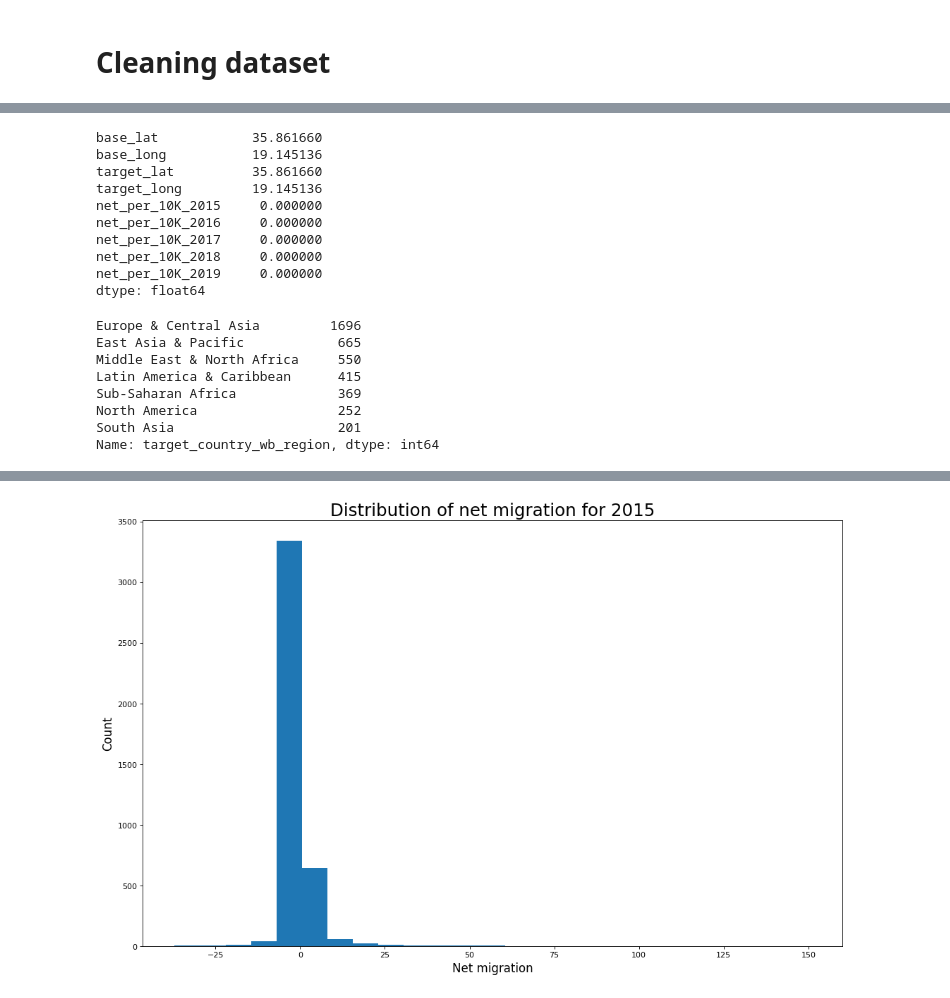
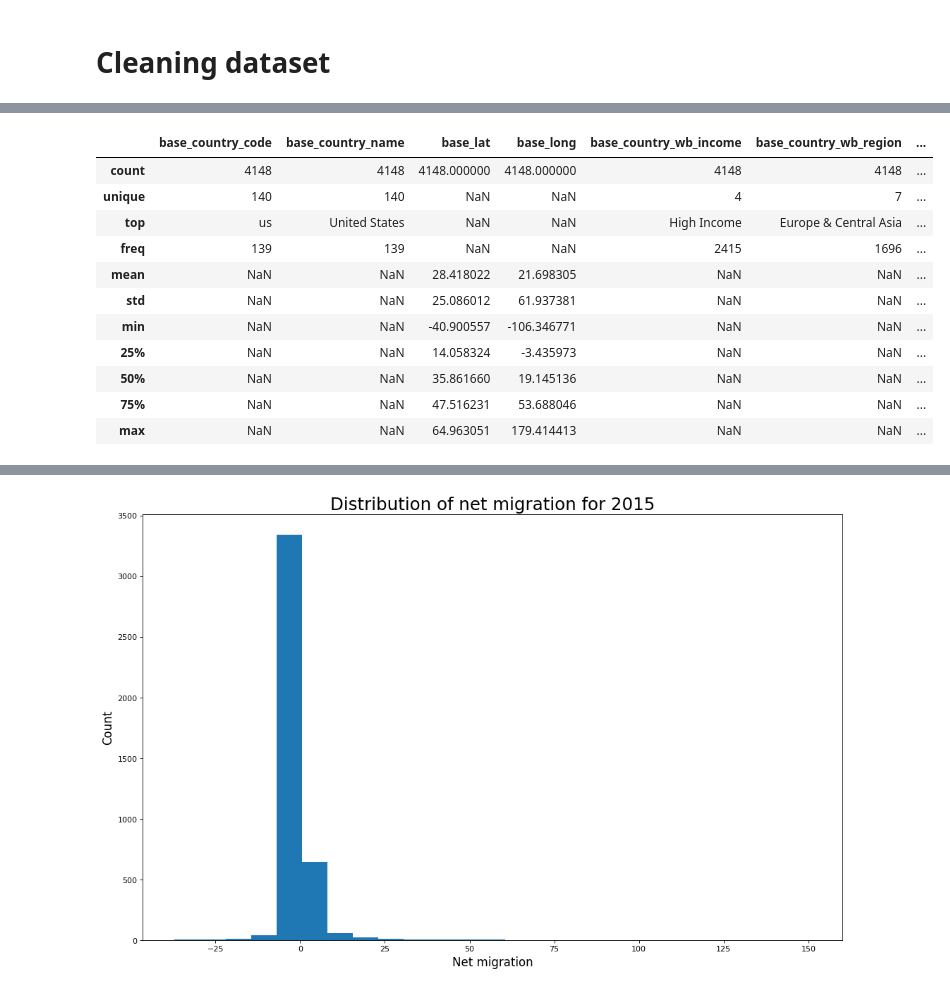
Before and after one commit to pdesai27/DAB-103, a Jupyter notebook: CountryMigration.ipynb, the cells around one changed output, grey strips where cells are left out. Saved outputs shown, nothing was run; the diff lists cells and outputs as text; code cells hidden in the pictures.

```diff
--- a/CountryMigration.ipynb
+++ b/CountryMigration.ipynb
@@ -103,31 +116,16 @@ data.describe().iloc[0,1]
 # %%
-# Checking few random things
-data.nunique()
-data.median()
+# Checking the shape of data
+data.shape
 # %% [output]
-base_lat            35.861660
-base_long           19.145136
-target_lat          35.861660
-target_long         19.145136
-net_per_10K_2015     0.000000
-net_per_10K_2016     0.000000
-net_per_10K_2017     0.000000
-net_per_10K_2018     0.000000
-net_per_10K_2019     0.000000
-dtype: float64
+|  | base_country_code | base_country_name | base_lat | base_long | base_country_wb_income | base_country_wb_region | ... |
+| count | 4148 | 4148 | 4148.000000 | 4148.000000 | 4148 | 4148 | ... |
+| unique | 140 | 140 | NaN | NaN | 4 | 7 | ... |
+| top | us | United States | NaN | NaN | High Income | Europe & Central Asia | ... |
+| freq | 139 | 139 | NaN | NaN | 2415 | 1696 | ... |
+| mean | NaN | NaN | 28.418022 | 21.698305 | NaN | NaN | ... |
+| std | NaN | NaN | 25.086012 | 61.937381 | NaN | NaN | ... |
+| min | NaN | NaN | -40.900557 | -106.346771 | NaN | NaN | ... |
+| 25% | NaN | NaN | 14.058324 | -3.435973 | NaN | NaN | ... |
+| 50% | NaN | NaN | 35.861660 | 19.145136 | NaN | NaN | ... |
+| 75% | NaN | NaN | 47.516231 | 53.688046 | NaN | NaN | ... |
+| max | NaN | NaN | 64.963051 | 179.414413 | NaN | NaN | ... |
-# %%
-# Checking the number of countries and regions
-data.base_country_name.value_counts()
-data.target_country_name.value_counts()
-
-data.base_country_wb_region.value_counts()
-data.target_country_wb_region.value_counts()
-# %% [output]
-Europe & Central Asia         1696
-East Asia & Pacific            665
-Middle East & North Africa     550
-Latin America & Caribbean      415
-Sub-Saharan Africa             369
-North America                  252
-South Asia                     201
-Name: target_country_wb_region, dtype: int64
```
Also changed, not shown: parts of 34 cells of this notebook.
